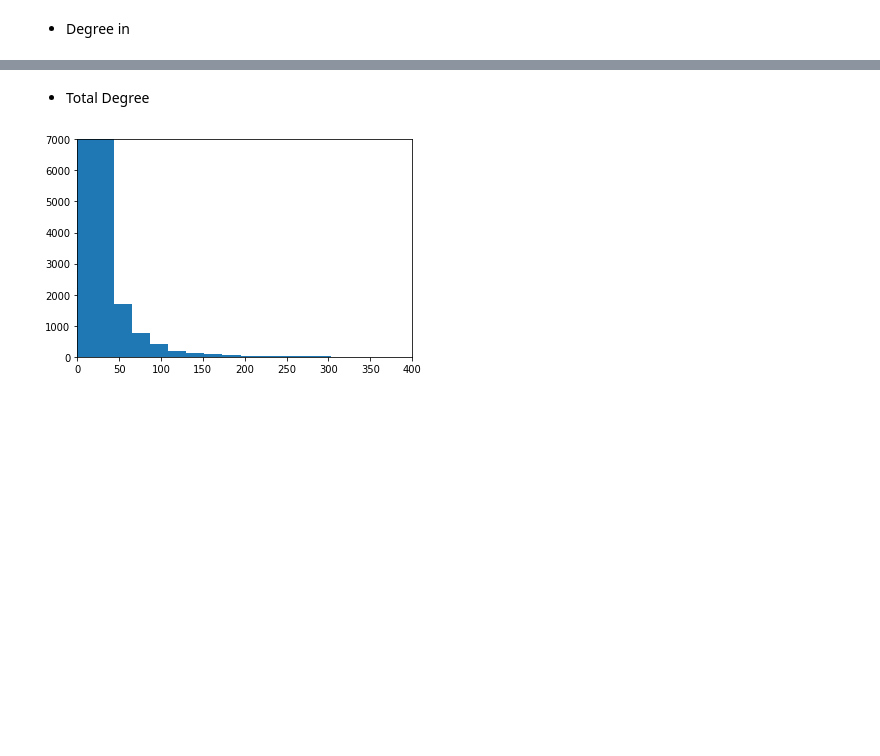
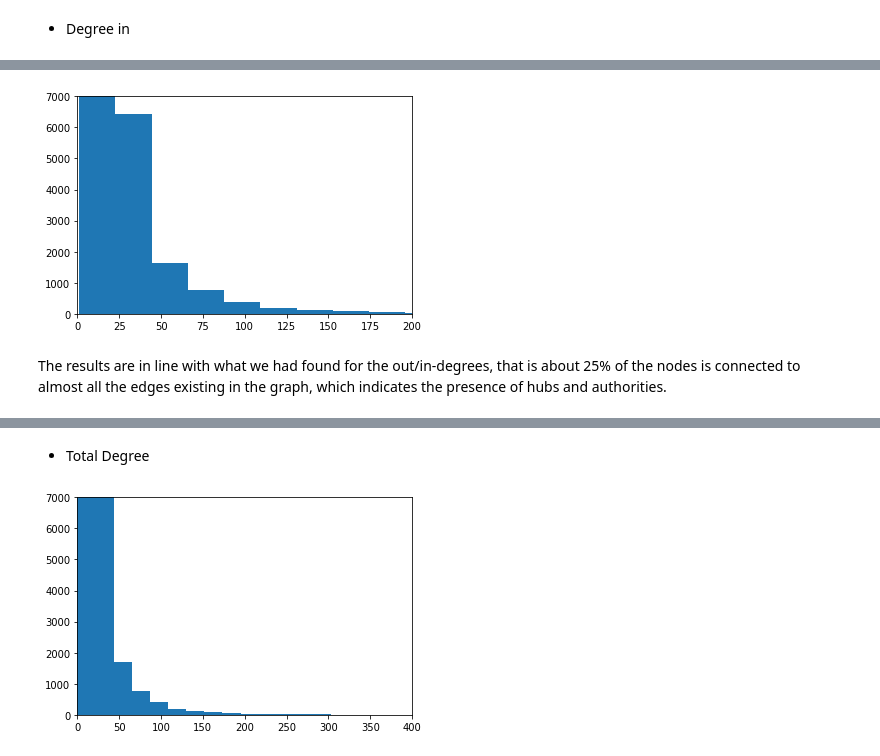
Before and after one commit to mehrzadjafari/ADM-HW5, a Jupyter notebook: ADM-HW5.ipynb, the cells around one changed output, grey strips where cells are left out. Drawn from its saved outputs; the diff is of its cells as text; code cells hidden in the pictures; blank space fills up the shorter version.

```diff
--- a/ADM-HW5.ipynb
+++ b/ADM-HW5.ipynb
@@ -290,6 +316,3 @@ with open('degree_out.pkl', 'wb') as f:
-# %%
-with open('degree_out.pkl', 'rb') as f:
-    degree_out = pickle.load(f)
 # %%
 x = list(degree_out.keys())
 y = list(degree_out.values())
@@ -328,0 +360,27 @@ plt.show()
+# %%
+degree_tot = defaultdict(int)
+
+for i in wiki_reduced.nodes:
+    try:
+        degree_tot[i] = degree_out[i] + degree_in[i]
+    except:
+        try:
+            degree_tot[i] = degree_out[i]
+        except:
+            try:
+                degree_tot[i] = degree_in[i]
+            except:
+                degree_tot[i] = 0
+# %%
+x = list(degree_tot.keys())
+y = list(degree_tot.values())
+
+
+plt.hist(y, bins = 500)
+plt.ylim(0, 7000)
+plt.xlim(0, 200)
+plt.show()
+# %% [output]
+[figure, added]
+# %% [markdown]
+The results are in line with what we had found for the out/in-degrees, that is about 25% of the nodes is connected to almost all the edges existing in the graph, which indicates the presence of hubs and authorities.
```
Also changed, not shown: parts of 65 cells of this notebook, 1 other file.
